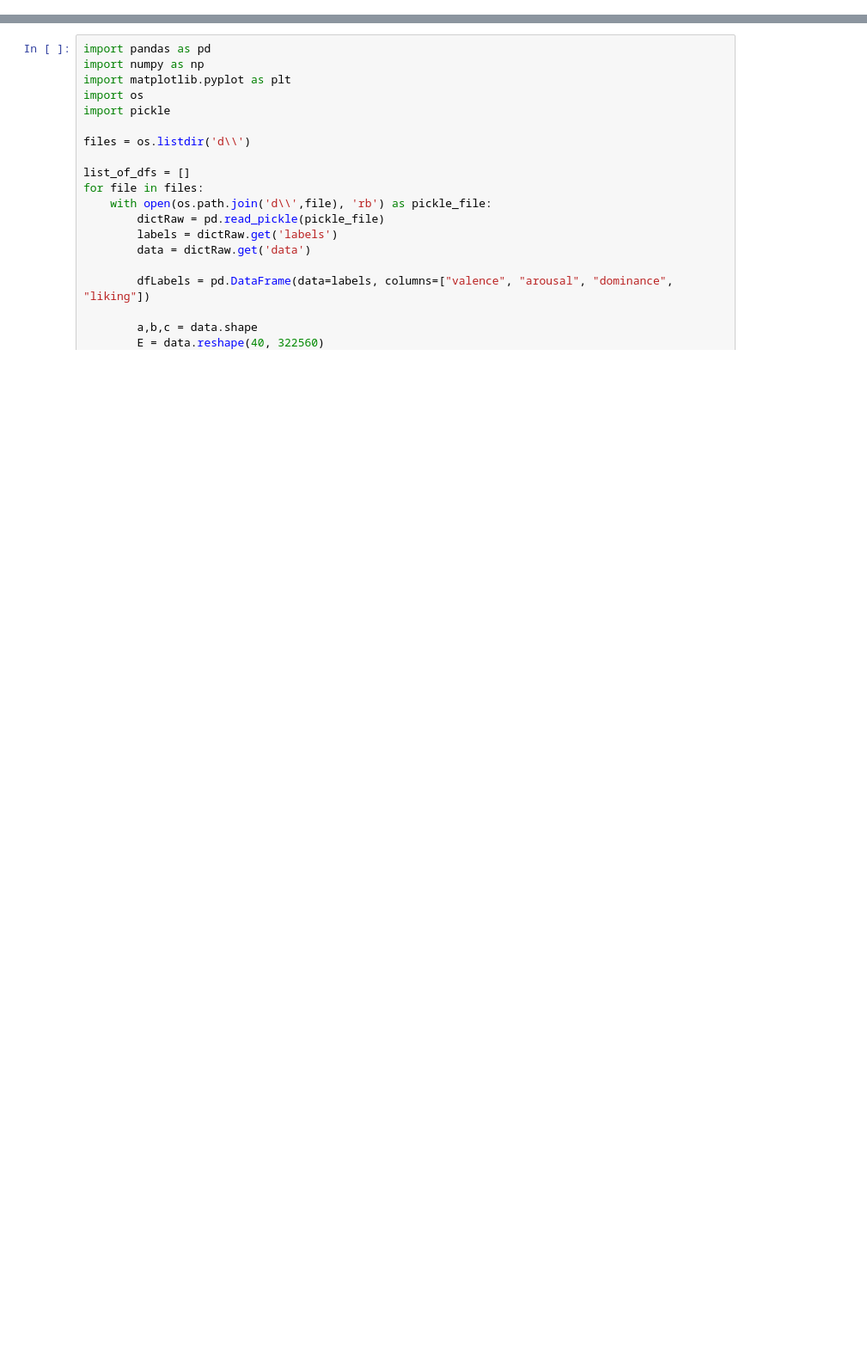
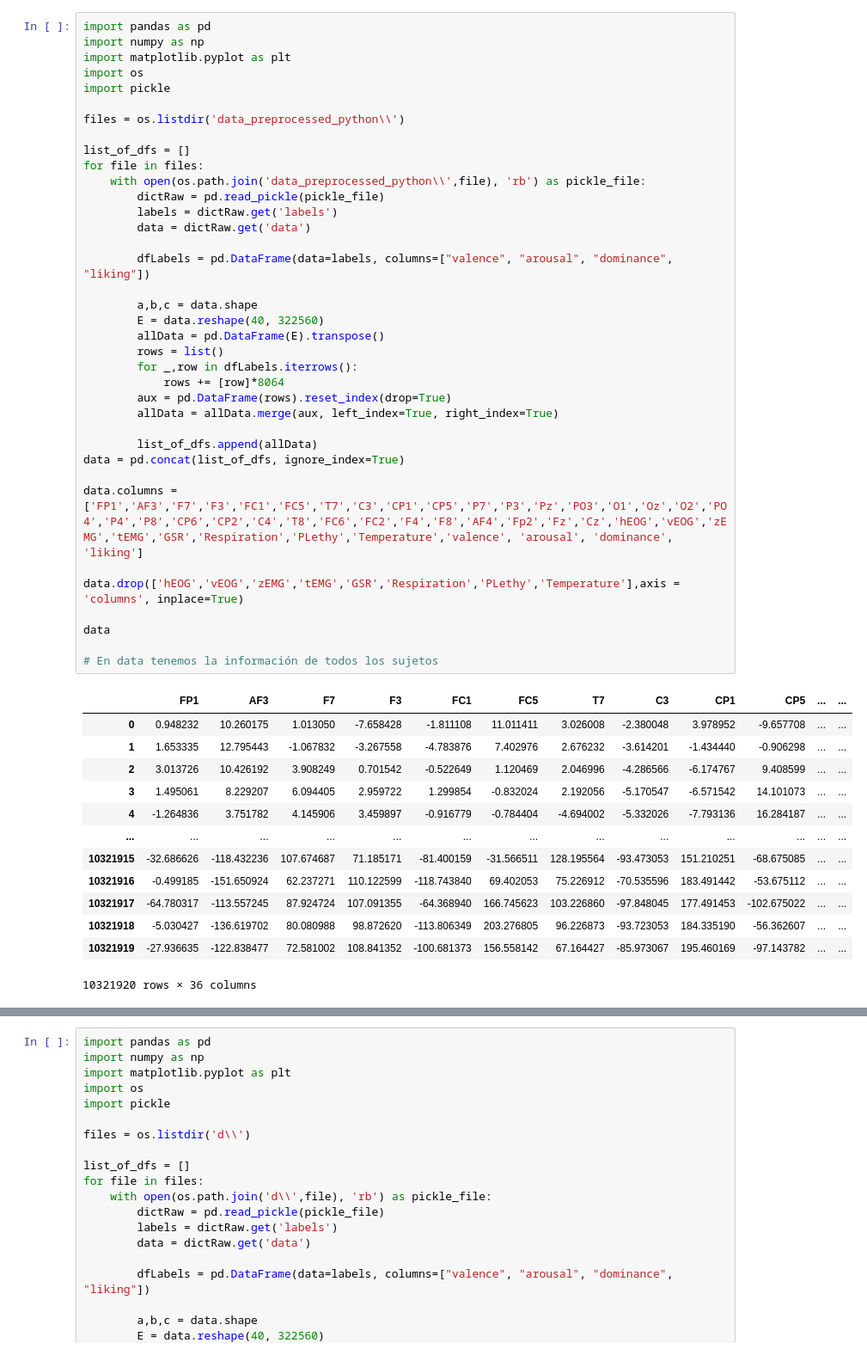
Before and after one commit to imjaimeortiz/TFG_BCI_Emotions_tests, a Jupyter notebook: p.ipynb, the cells around one changed output, grey strips where cells are left out. Shown at 86% size. Drawn from its saved outputs; the diff is of its cells as text; blank space fills up the shorter version.

```diff
--- a/p.ipynb
+++ b/p.ipynb
@@ -2,0 +4,51 @@
+# %%
+import pandas as pd
+import numpy as np
+import matplotlib.pyplot as plt
+import os
+import pickle
+
+files = os.listdir('data_preprocessed_python\\')
+
+list_of_dfs = []
+for file in files:
+    with open(os.path.join('data_preprocessed_python\\',file), 'rb') as pickle_file:
+        dictRaw = pd.read_pickle(pickle_file)
+        labels = dictRaw.get('labels')
+        data = dictRaw.get('data')
+
+        dfLabels = pd.DataFrame(data=labels, columns=["valence", "arousal", "dominance", "liking"])
+
+        a,b,c = data.shape
+        E = data.reshape(40, 322560)
+        allData = pd.DataFrame(E).transpose()
+        rows = list()
+        for _,row in dfLabels.iterrows():
+            rows += [row]*8064
+        aux = pd.DataFrame(rows).reset_index(drop=True)
+        allData = allData.merge(aux, left_index=True, right_index=True)
+
+        list_of_dfs.append(allData)
+data = pd.concat(list_of_dfs, ignore_index=True)
+
+data.columns = ['FP1','AF3','F7','F3','FC1','FC5','T7','C3','CP1','CP5','P7','P3','Pz','PO3','O1','Oz','O2','PO4','P4','P8','CP6','CP2','C4','T8','FC6','FC2','F4','F8','AF4','Fp2','Fz','Cz','hEOG','vEOG','zEMG','tEMG','GSR','Respiration','PLethy','Temperature','valence', 'arousal', 'dominance', 'liking']
+
+data.drop(['hEOG','vEOG','zEMG','tEMG','GSR','Respiration','PLethy','Temperature'],axis = 'columns', inplace=True)
+
+data
+
+# En data tenemos la información de todos los sujetos
+# %% [output]
+|  | FP1 | AF3 | F7 | F3 | FC1 | FC5 | T7 | C3 | CP1 | CP5 | ... | ... |
+| 0 | 0.948232 | 10.260175 | 1.013050 | -7.658428 | -1.811108 | 11.011411 | 3.026008 | -2.380048 | 3.978952 | -9.657708 | ... | ... |
+| 1 | 1.653335 | 12.795443 | -1.067832 | -3.267558 | -4.783876 | 7.402976 | 2.676232 | -3.614201 | -1.434440 | -0.906298 | ... | ... |
+| 2 | 3.013726 | 10.426192 | 3.908249 | 0.701542 | -0.522649 | 1.120469 | 2.046996 | -4.286566 | -6.174767 | 9.408599 | ... | ... |
+| 3 | 1.495061 | 8.229207 | 6.094405 | 2.959722 | 1.299854 | -0.832024 | 2.192056 | -5.170547 | -6.571542 | 14.101073 | ... | ... |
+| 4 | -1.264836 | 3.751782 | 4.145906 | 3.459897 | -0.916779 | -0.784404 | -4.694002 | -5.332026 | -7.793136 | 16.284187 | ... | ... |
+| ... | ... | ... | ... | ... | ... | ... | ... | ... | ... | ... | ... | ... |
+| 10321915 | -32.686626 | -118.432236 | 107.674687 | 71.185171 | -81.400159 | -31.566511 | 128.195564 | -93.473053 | 151.210251 | -68.675085 | ... | ... |
+| 10321916 | -0.499185 | -151.650924 | 62.237271 | 110.122599 | -118.743840 | 69.402053 | 75.226912 | -70.535596 | 183.491442 | -53.675112 | ... | ... |
+| 10321917 | -64.780317 | -113.557245 | 87.924724 | 107.091355 | -64.368940 | 166.745623 | 103.226860 | -97.848045 | 177.491453 | -102.675022 | ... | ... |
+| 10321918 | -5.030427 | -136.619702 | 80.080988 | 98.872620 | -113.806349 | 203.276805 | 96.226873 | -93.723053 | 184.335190 | -56.362607 | ... | ... |
+| 10321919 | -27.936635 | -122.838477 | 72.581002 | 108.841352 | -100.681373 | 156.558142 | 67.164427 | -85.973067 | 195.460169 | -97.143782 | ... | ... |
+10321920 rows × 36 columns
```
Also changed, not shown: parts of 10 cells of this notebook, 1 other file.
